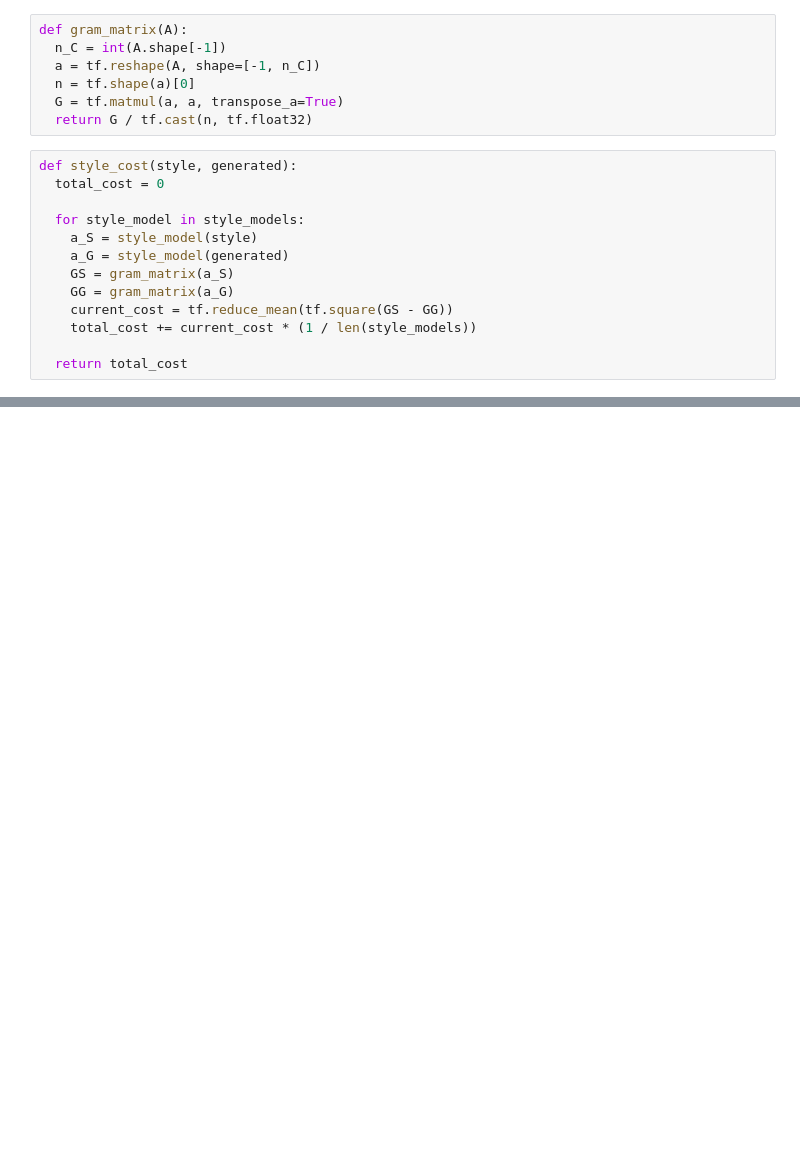
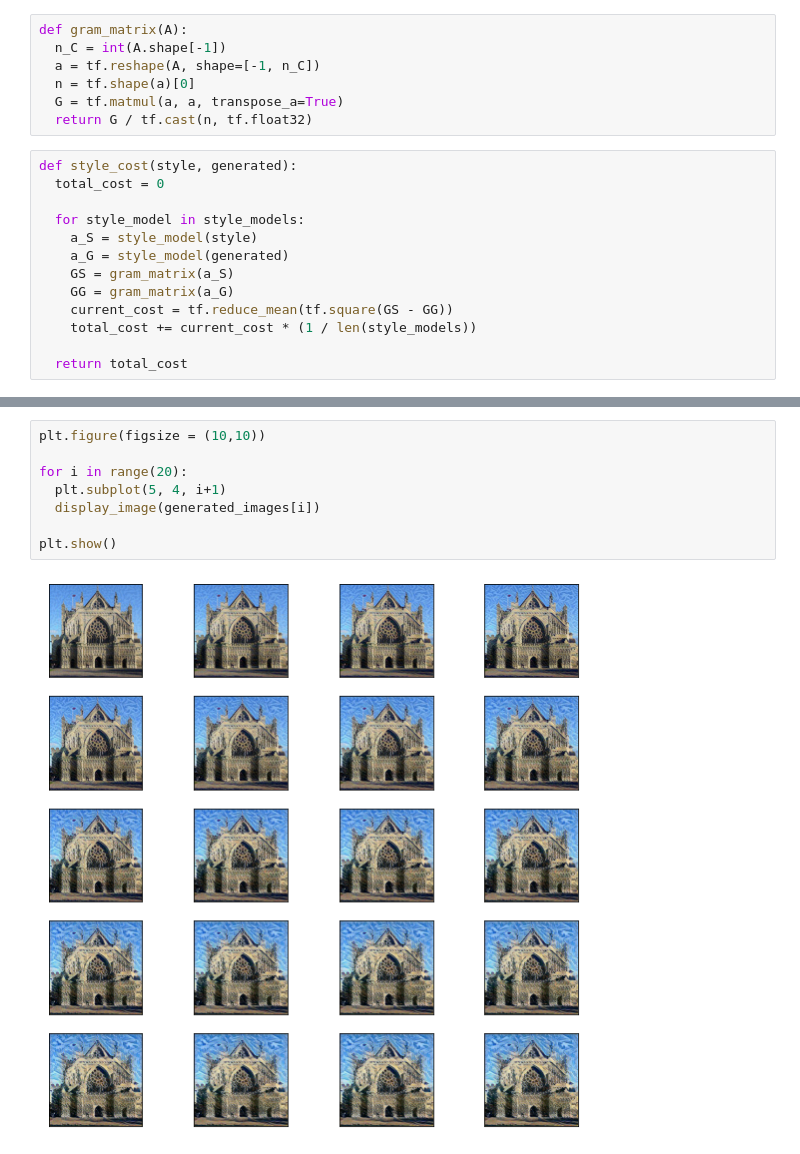
Before and after one commit to MoosaSaadat/handsonml, a Jupyter notebook: style_transfer.ipynb, the cells around one changed output, grey strips where cells are left out. Saved outputs shown, nothing was run; the diff lists cells and outputs as text; blank space fills up the shorter version.

```diff
--- a/style_transfer.ipynb
+++ b/style_transfer.ipynb
@@ -109,0 +172,10 @@ def style_cost(style, generated):
+# %%
+plt.figure(figsize = (10,10))
+
+for i in range(20):
+  plt.subplot(5, 4, i+1)
+  display_image(generated_images[i])
+
+plt.show()
+# %% [output]
+[figure, added]
```
Also changed, not shown: parts of 3 cells of this notebook.
